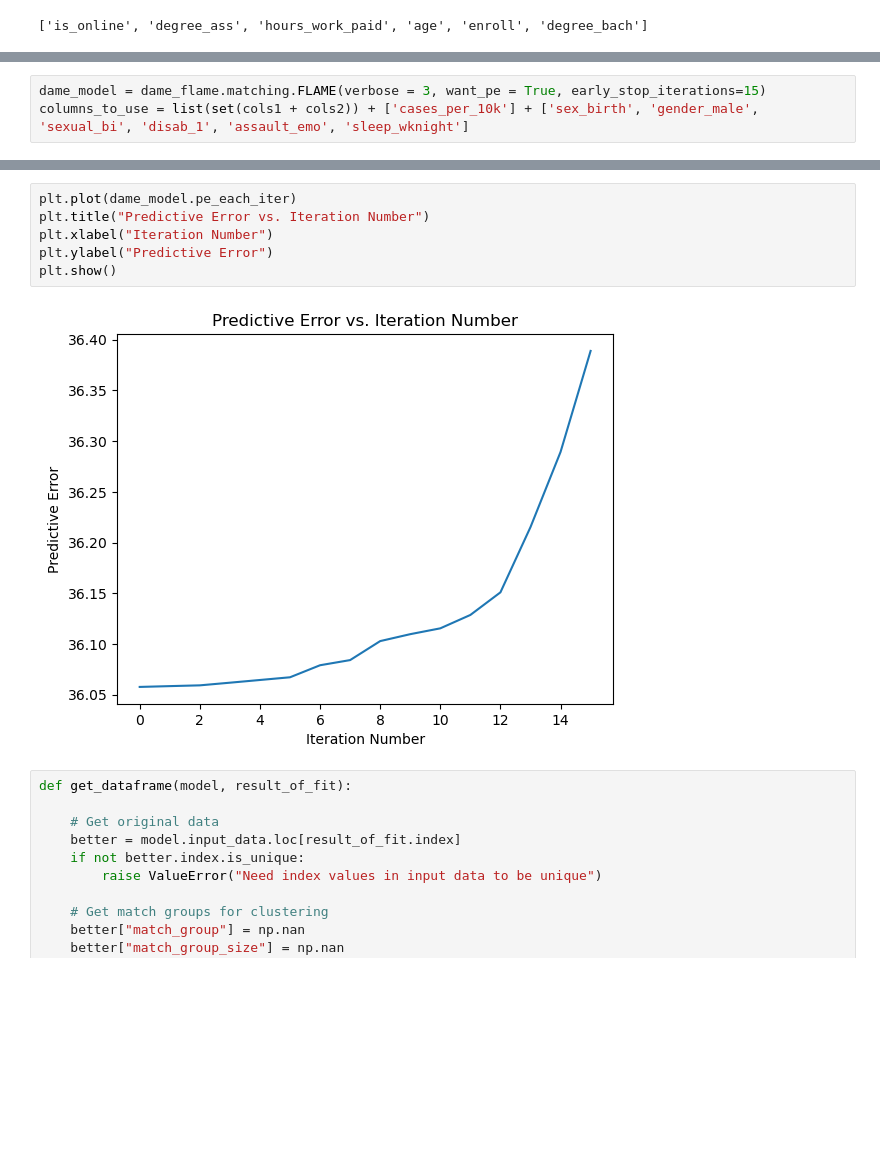
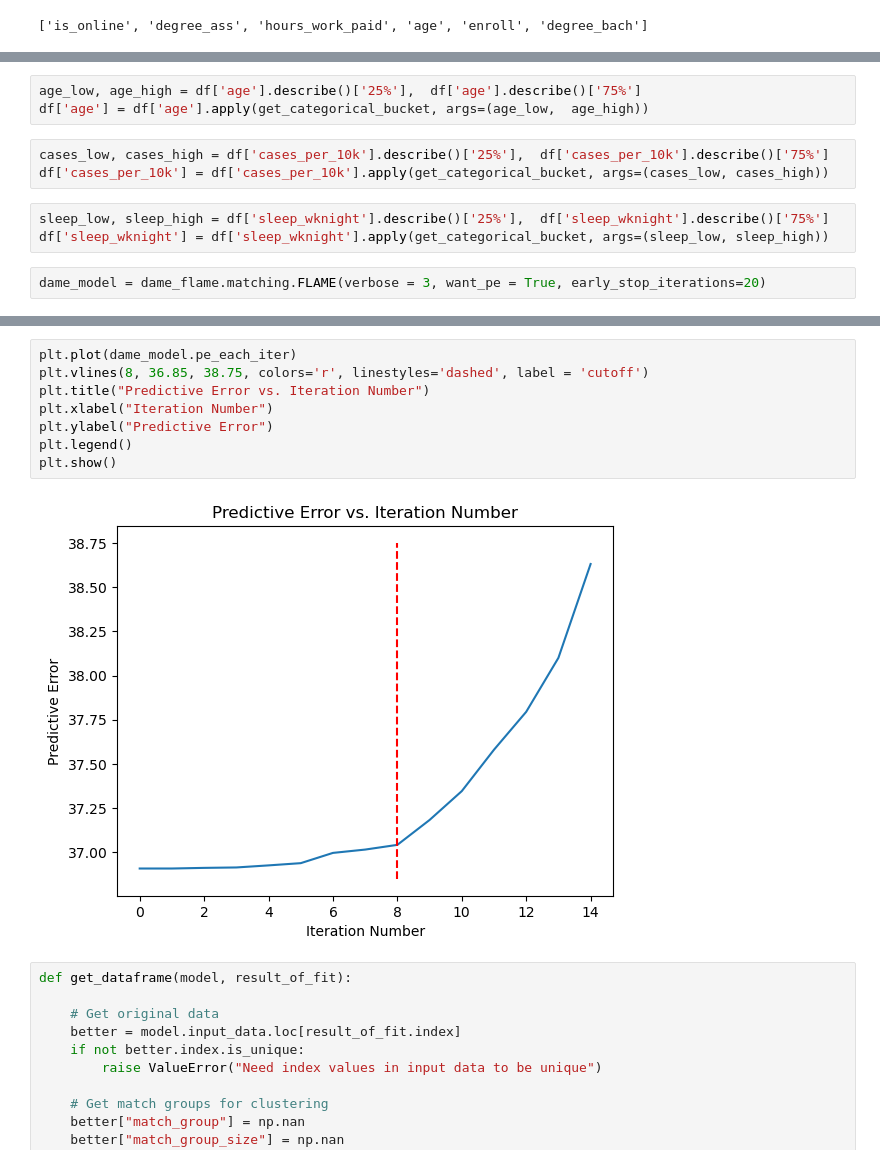
Before and after one commit to XquanL/Casual_Inference_UDS, a Jupyter notebook: 20_code/Dataprocessing_elisa.ipynb, the cells around one changed output, grey strips where cells are left out. Cells and saved outputs as stored; diff of their text form; blank space fills up the shorter version.

```diff
--- a/20_code/Dataprocessing_elisa.ipynb
+++ b/20_code/Dataprocessing_elisa.ipynb
@@ -187,6 +224,14 @@ cols2
+# %%
+age_low, age_high = df['age'].describe()['25%'],  df['age'].describe()['75%']
+df['age'] = df['age'].apply(get_categorical_bucket, args=(age_low,  age_high))
+# %%
+cases_low, cases_high = df['cases_per_10k'].describe()['25%'],  df['cases_per_10k'].describe()['75%']
+df['cases_per_10k'] = df['cases_per_10k'].apply(get_categorical_bucket, args=(cases_low, cases_high))
+# %%
+sleep_low, sleep_high = df['sleep_wknight'].describe()['25%'],  df['sleep_wknight'].describe()['75%']
+df['sleep_wknight'] = df['sleep_wknight'].apply(get_categorical_bucket, args=(sleep_low, sleep_high))
 # %%
-dame_model = dame_flame.matching.FLAME(verbose = 3, want_pe = True, early_stop_iterations=15)
-columns_to_use = list(set(cols1 + cols2)) + ['cases_per_10k'] + ['sex_birth', 'gender_male', 'sexual_bi', 'disab_1', 'assault_emo', 'sleep_wknight']
+dame_model = dame_flame.matching.FLAME(verbose = 3, want_pe = True, early_stop_iterations=20)
 # %%
 dame_model.fit(
     df[columns_to_use],
@@ -215,11 +260,13 @@ Completed iteration 1 of matching
 # %%
 plt.plot(dame_model.pe_each_iter)
+plt.vlines(8, 36.85, 38.75, colors='r', linestyles='dashed', label = 'cutoff')
 plt.title("Predictive Error vs. Iteration Number")
 plt.xlabel("Iteration Number")
 plt.ylabel("Predictive Error")
+plt.legend()
 plt.show()
 # %% [output]
-[figure, old version]
+[figure, new version]
 # %%
 def get_dataframe(model, result_of_fit):
 
```
Also changed, not shown: parts of 35 cells of this notebook, 2 other files.
